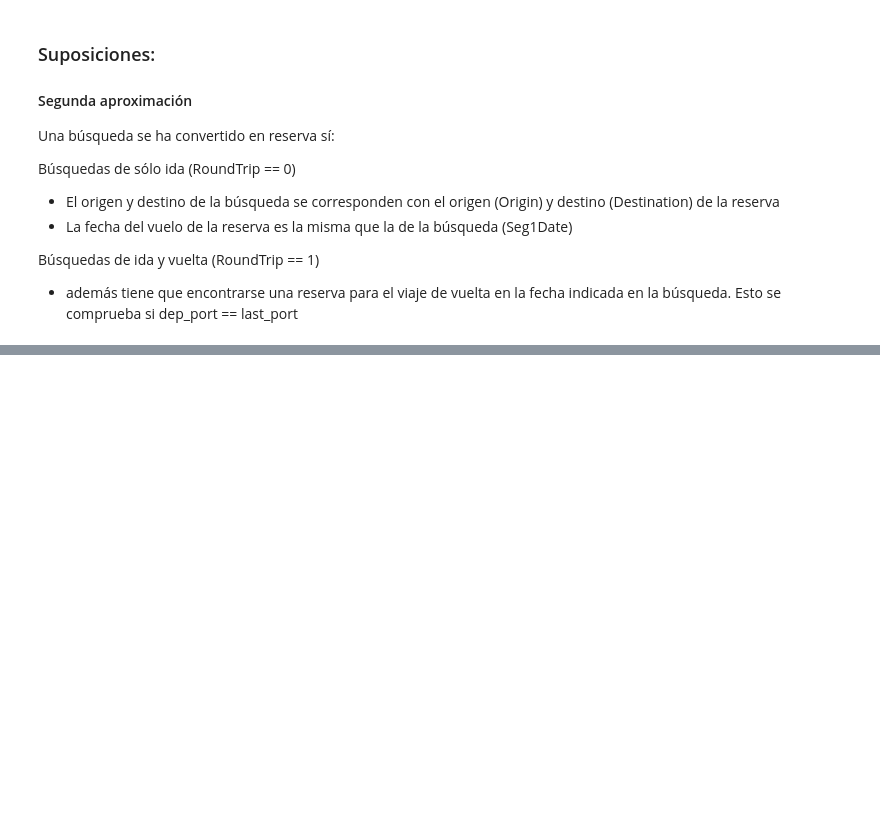
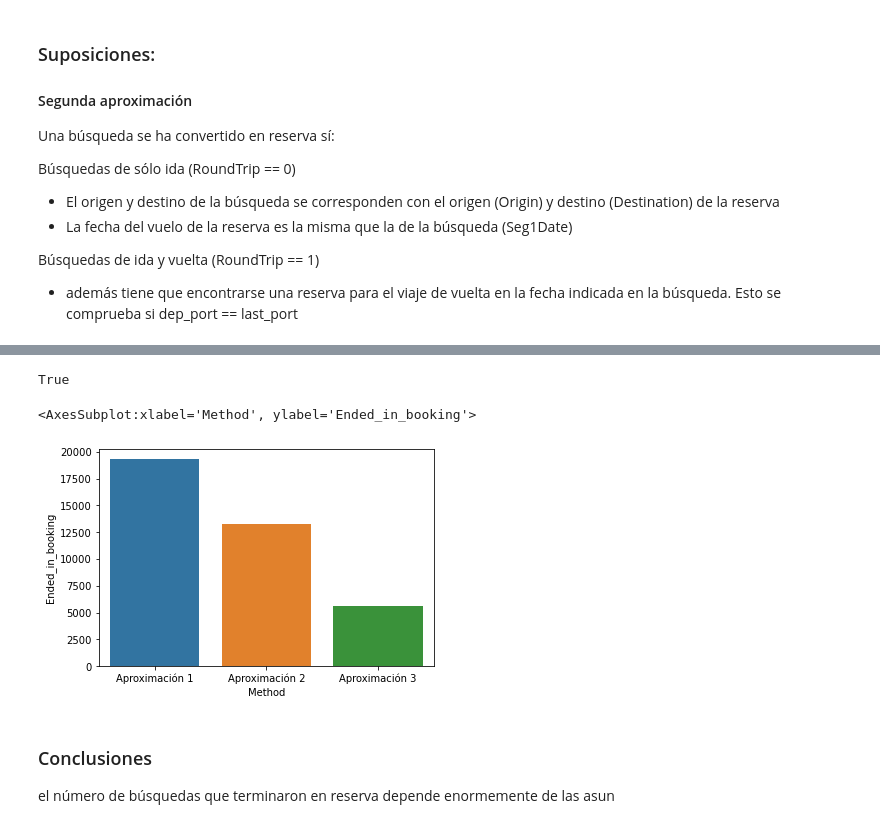
Before and after one commit to JavierHernandezSanchez/DataScienceChallenge, a Jupyter notebook: Challenge 4.ipynb, the cells around one changed output, grey strips where cells are left out. Saved outputs shown, nothing was run; the diff lists cells and outputs as text; code cells hidden in the pictures; blank space fills up the shorter version.

```diff
--- a/Challenge 4.ipynb
+++ b/Challenge 4.ipynb
@@ -260,0 +361,43 @@ Wall time: 6.38 s
+# %%
+# comprobamos que el join tenga el mismo tamaño que el df original
+df_searches.shape[0] == merged.shape[0]
+# %% [output]
+True
+# %%
+aproximacion1 = "/home/dsc/data/challenge/searches_e_booking1.csv"
+aproximacion2 = "/home/dsc/data/challenge/searches_e_booking2.csv"
+aproximacion3 = "/home/dsc/data/challenge/searches_e_booking3.csv"
+
+df_a1 = pd.read_csv(
+    aproximacion1,
+    dtype = str
+)
+
+df_a2 = pd.read_csv(
+    aproximacion2,
+    dtype = str
+)
+
+df_a3 = pd.read_csv(
+    aproximacion3,
+    dtype = str
+)
+
+tam = [df_a1.shape[0], df_a2.shape[0], df_a3.shape[0]]
+eib = [df_a1[df_a1["produced_booking"] == "1"].shape[0],
+       df_a2[df_a2["produced_booking"] == "1"].shape[0],
+       df_a3[df_a3["produced_booking"] == "1"].shape[0]
+      ]
+metodos = ["Aproximación 1", "Aproximación 2", "Aproximación 3"]
+
+data = pd.DataFrame({"Method": metodos, "Size":tam, "Ended_in_booking":eib})
+# %%
+import seaborn as sns
+sns.barplot(data=data, x="Method", y="Ended_in_booking")
+# %% [output]
+<AxesSubplot:xlabel='Method', ylabel='Ended_in_booking'>
+[figure, added]
+# %% [markdown]
+### Conclusiones
+
+el número de búsquedas que terminaron en reserva depende enormemente de las asun
```
Also changed, not shown: parts of 9 cells of this notebook.
